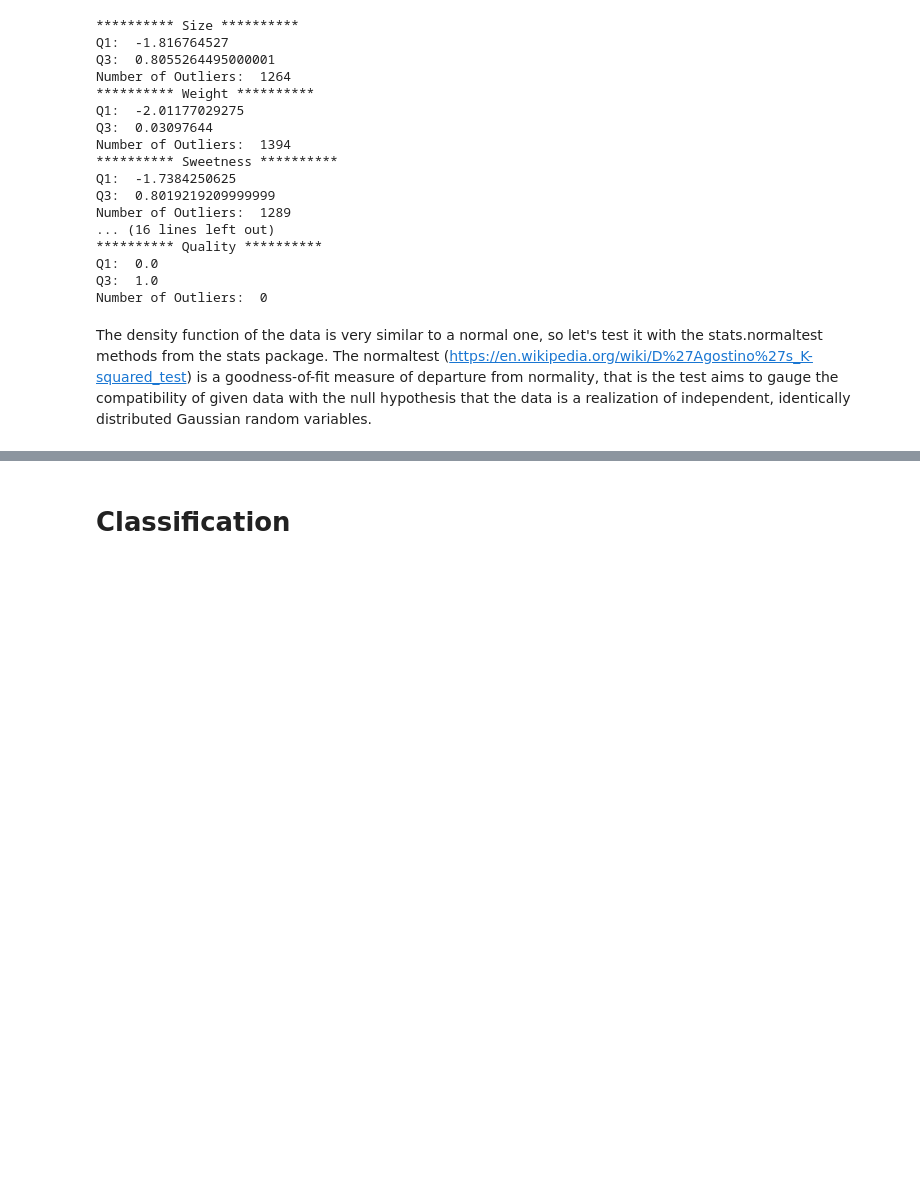
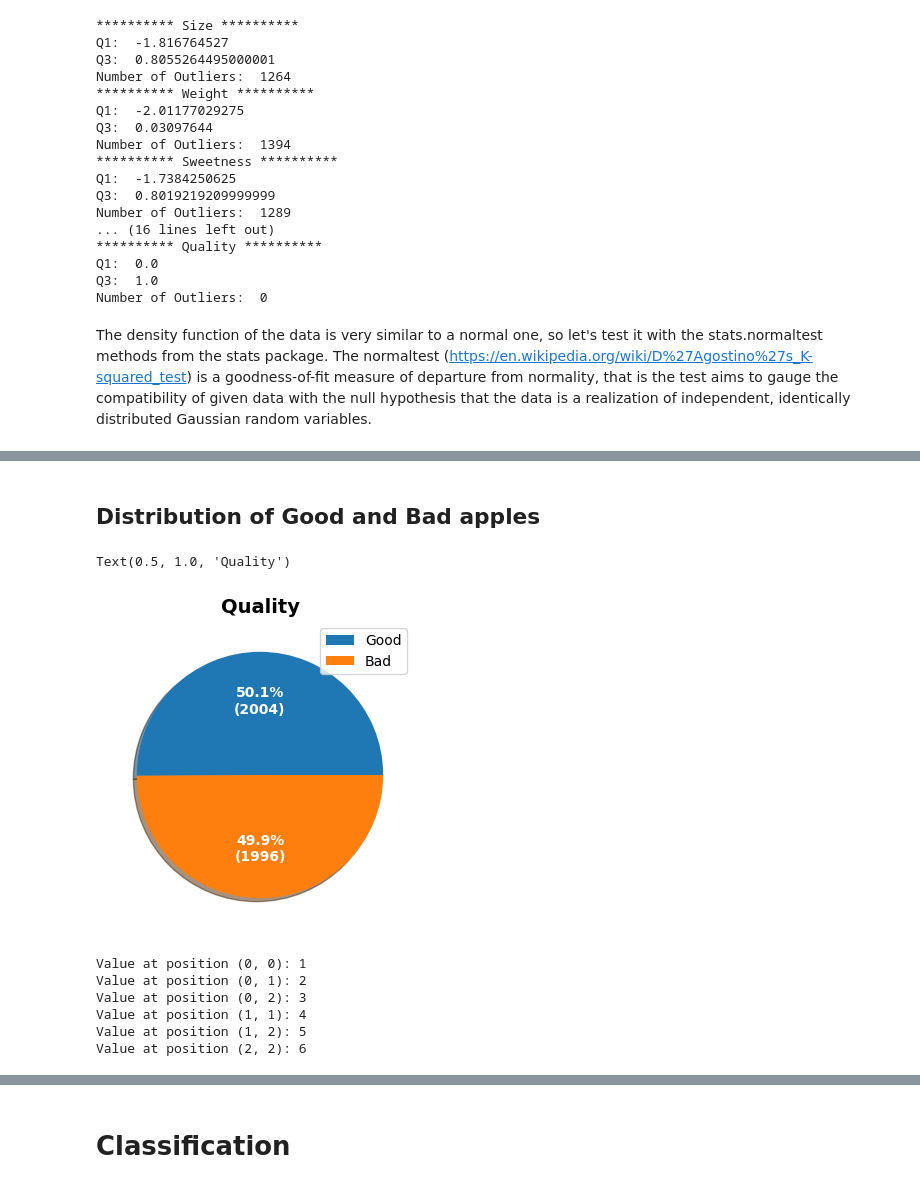
Before and after one commit to Moster2698/MachineLearning-UNIVR, a Jupyter notebook: Project.ipynb, the cells around one changed output, grey strips where cells are left out. Saved outputs shown, nothing was run; the diff lists cells and outputs as text; code cells hidden in the pictures; blank space fills up the shorter version.

```diff
--- a/Project.ipynb
+++ b/Project.ipynb
@@ -339,13 +344,41 @@ sns.histplot(df, x = 'Quality', hue='Quality')
+# %% [markdown]
+## Distribution of Good and Bad apples
 # %%
 df_quality = df['Quality'].value_counts().to_frame()
-labels = df_quality.index.to_list()
+labels = ['Good','Bad']
 values = df_quality.iloc[:,0].to_list()
 
 def autopct_fun(abs_values):
     gen = iter(abs_values)
     return lambda pct: f"{pct:.1f}%\n({next(gen)})"
 
 fig,ax = plt.subplots(figsize = (4,4))
 ax.pie(x = values, labels = labels, autopct=autopct_fun(values), shadow = True, textprops = {'color':'white', 'fontsize':10, 'fontweight':'bold'})
 ax.legend(labels)
 ax.set_title("Quality", fontsize = 14, fontweight = "bold", color = "black")
+# %% [output]
+Text(0.5, 1.0, 'Quality')
+[figure, added]
+# %%
+# Assuming sym_matrix is your symmetric matrix
+sym_matrix = [
+    [1, 2, 3],
+    [2, 4, 5],
+    [3, 5, 6]
+]
+
+# Get the number of rows and columns in the matrix
+num_rows = len(sym_matrix)
+
+# Double loop to iterate over values below the diagonal
+for i in range(num_rows):
+    for j in range(i, num_rows):
+        value = sym_matrix[i][j]
+        print(f"Value at position ({i}, {j}): {value}")
+# %% [output]
+Value at position (0, 0): 1
+Value at position (0, 1): 2
+Value at position (0, 2): 3
+Value at position (1, 1): 4
+Value at position (1, 2): 5
+Value at position (2, 2): 6
```
Also changed, not shown: parts of 11 cells of this notebook, 1 other file.
